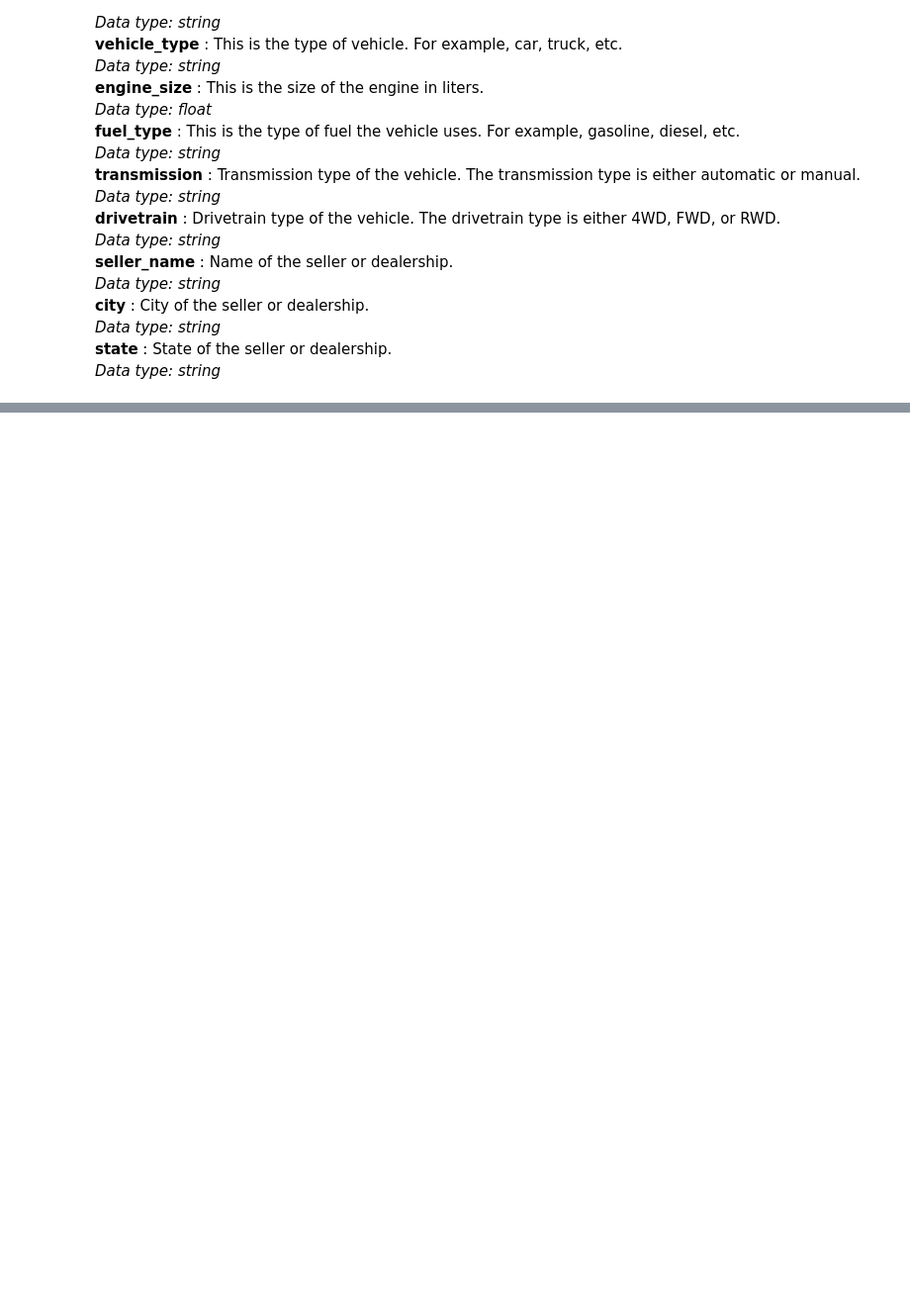
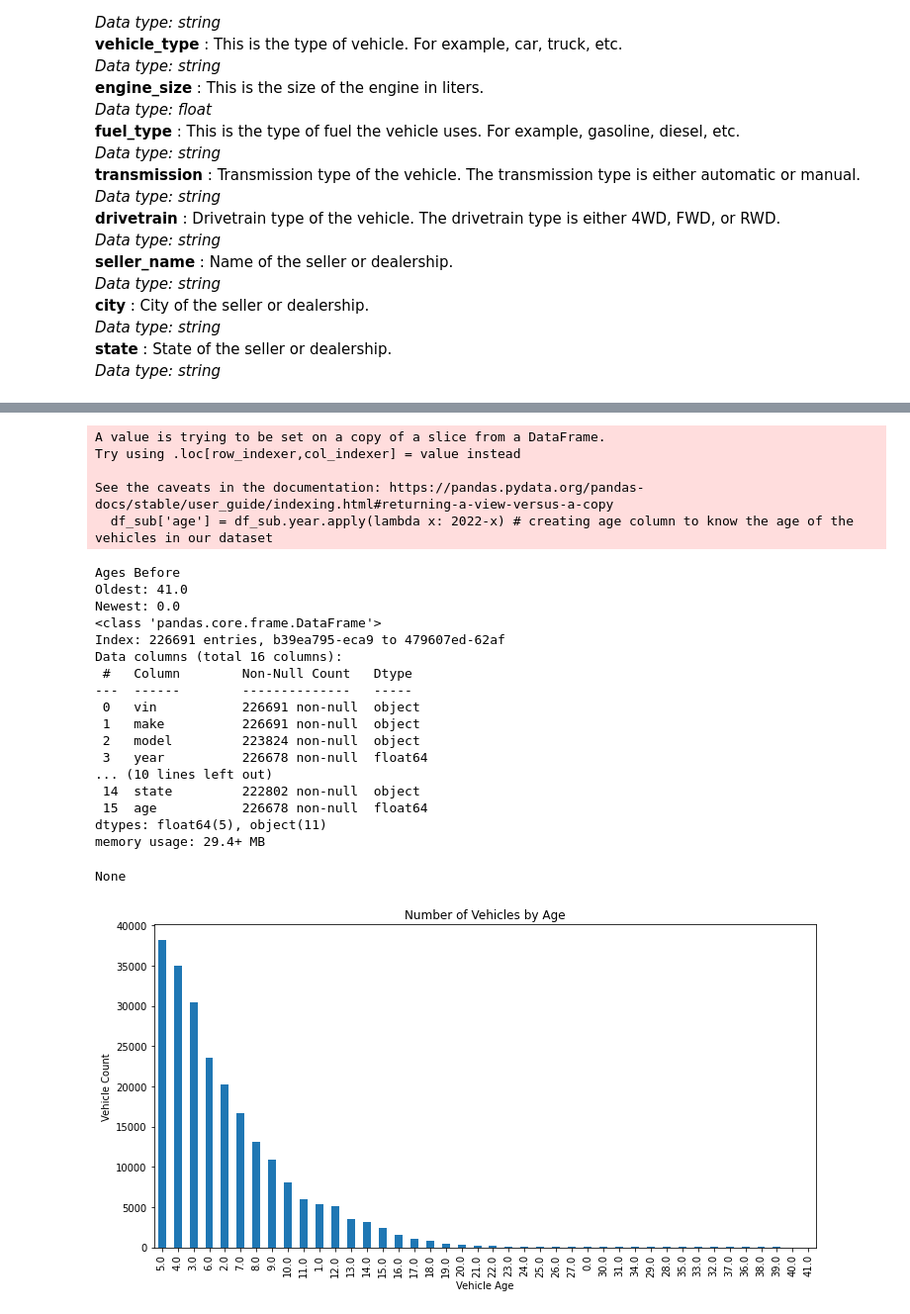
Before and after one commit to Ojooluwaseun/COMP6981-Project-Iteration1, a Jupyter notebook: Project_Iteration_1.ipynb, the cells around one changed output, grey strips where cells are left out. Shown at 99% size. Saved outputs shown, nothing was run; the diff lists cells and outputs as text; code cells hidden in the pictures; blank space fills up the shorter version.

```diff
--- a/Project_Iteration_1.ipynb
+++ b/Project_Iteration_1.ipynb
@@ -115,0 +155,40 @@ display(df_sub)
+# %%
+# df_sub['year'] = df_sub['year'].astype('int') # convert year to integer because years cannot have decimal points
+
+df_sub['age'] = df_sub.year.apply(lambda x: 2022-x) # creating age column to know the age of the vehicles in our dataset
+print(f"Ages Before\nOldest: {df_sub['age'].max()}\nNewest: {df_sub['age'].min()}")
+display(df_sub.info())
+
+# """We will plot a line plot to see the number of vehicles by age in order to know if we should keep or drop
+# rows based on the age of the vehicle"""
+
+#Plotting the numbers of vehicles by year
+df_sub['age'].value_counts().plot(kind='bar', figsize = (12, 6), title = 'Number of Vehicles by Age')
+plt.xlabel('Vehicle Age')
+plt.ylabel('Vehicle Count')
+plt.show()
+# %% [output]
+A value is trying to be set on a copy of a slice from a DataFrame.
+Try using .loc[row_indexer,col_indexer] = value instead
+
+See the caveats in the documentation: https://pandas.pydata.org/pandas-docs/stable/user_guide/indexing.html#returning-a-view-versus-a-copy
+  df_sub['age'] = df_sub.year.apply(lambda x: 2022-x) # creating age column to know the age of the vehicles in our dataset
+Ages Before
+Oldest: 41.0
+Newest: 0.0
+<class 'pandas.core.frame.DataFrame'>
+Index: 226691 entries, b39ea795-eca9 to 479607ed-62af
+Data columns (total 16 columns):
+ #   Column        Non-Null Count   Dtype
+---  ------        --------------   -----
+ 0   vin           226691 non-null  object
+ 1   make          226691 non-null  object
+ 2   model         223824 non-null  object
+ 3   year          226678 non-null  float64
+... (10 lines left out)
+ 14  state         222802 non-null  object
+ 15  age           226678 non-null  float64
+dtypes: float64(5), object(11)
+memory usage: 29.4+ MB
+None
+[figure, added]
```
Also changed, not shown: parts of 13 cells of this notebook.
